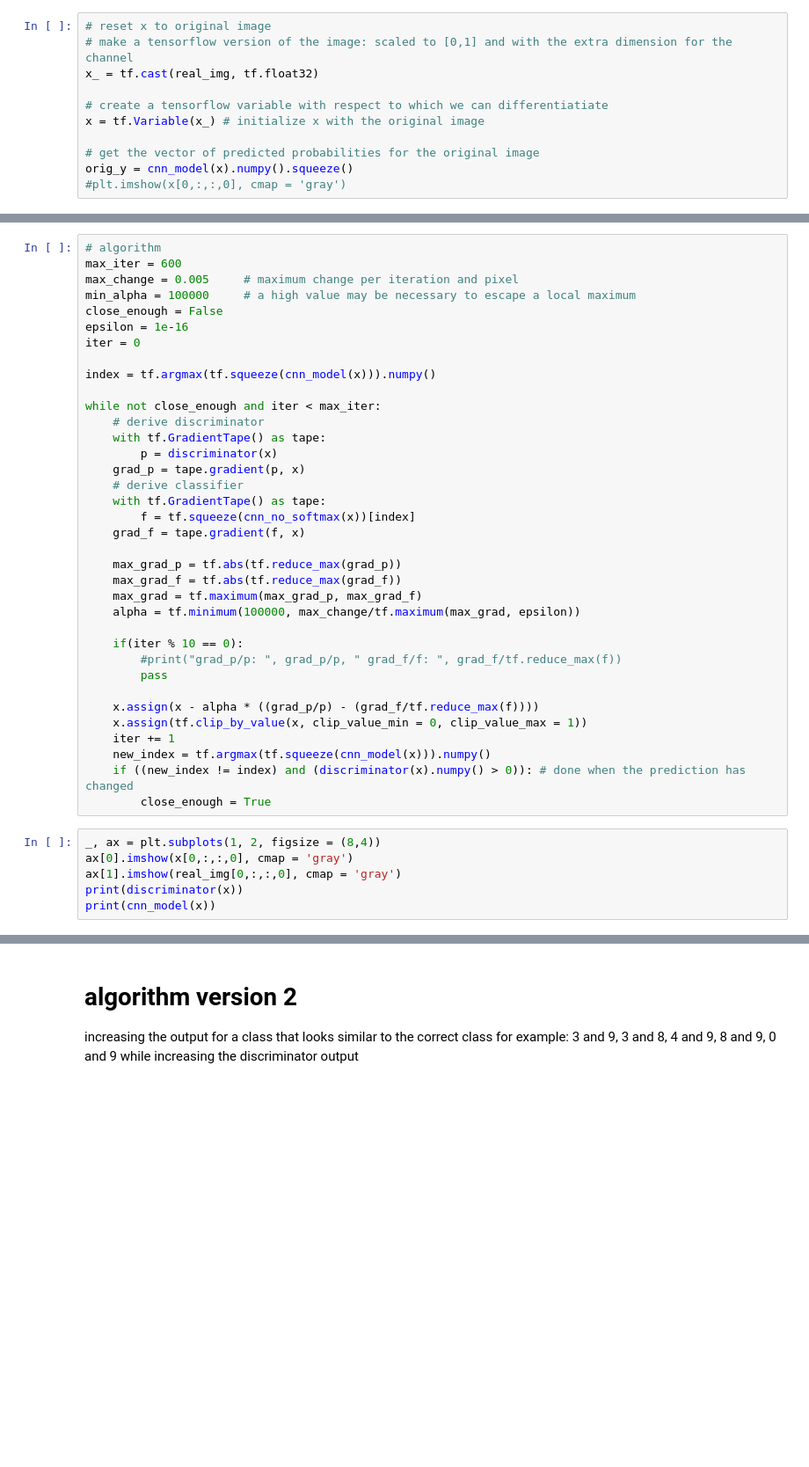
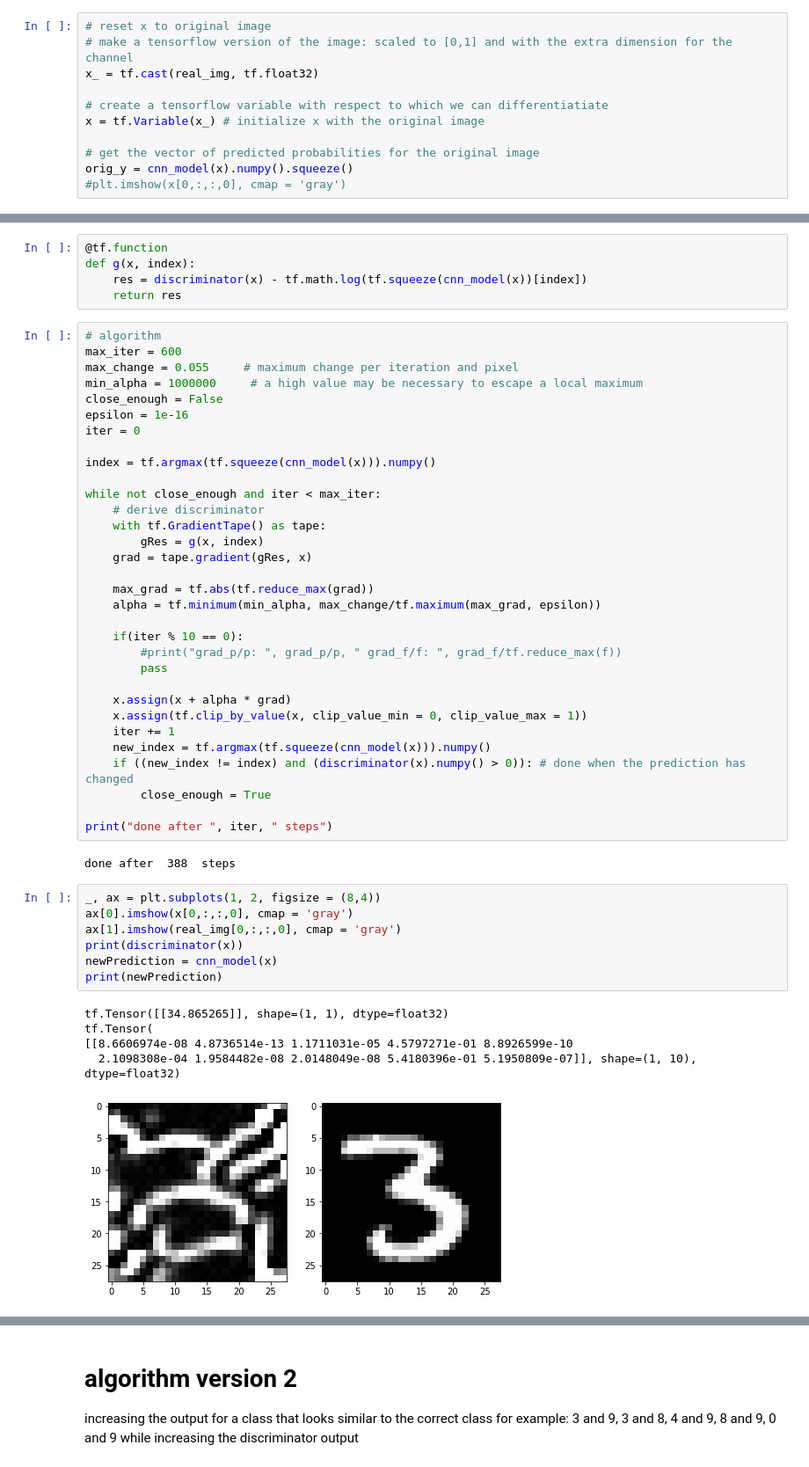
Before and after one commit to tomheit/xai_gan, a Jupyter notebook: xai_gan_mnist.ipynb, the cells around one changed output, grey strips where cells are left out. Shown at 88% size. Drawn from its saved outputs; the diff is of its cells as text; blank space fills up the shorter version.

```diff
--- a/xai_gan_mnist.ipynb
+++ b/xai_gan_mnist.ipynb
@@ -410,8 +455,13 @@ ax[2].set_title("input")
+# %%
+@tf.function
+def g(x, index):
+    res = discriminator(x) - tf.math.log(tf.squeeze(cnn_model(x))[index])
+    return res
 # %%
 # algorithm
 max_iter = 600
-max_change = 0.005     # maximum change per iteration and pixel
-min_alpha = 100000     # a high value may be necessary to escape a local maximum
+max_change = 0.055     # maximum change per iteration and pixel
+min_alpha = 1000000     # a high value may be necessary to escape a local maximum
 close_enough = False
 epsilon = 1e-16
 iter = 0
@@ -421,34 +471,39 @@ index = tf.argmax(tf.squeeze(cnn_model(x))).numpy()
 while not close_enough and iter < max_iter:
     # derive discriminator
     with tf.GradientTape() as tape:
-        p = discriminator(x)
-    grad_p = tape.gradient(p, x)
-    # derive classifier
-    with tf.GradientTape() as tape:
-        f = tf.squeeze(cnn_no_softmax(x))[index]
-    grad_f = tape.gradient(f, x)
+        gRes = g(x, index)
+    grad = tape.gradient(gRes, x)
 
-    max_grad_p = tf.abs(tf.reduce_max(grad_p))
-    max_grad_f = tf.abs(tf.reduce_max(grad_f))
-    max_grad = tf.maximum(max_grad_p, max_grad_f)
-    alpha = tf.minimum(100000, max_change/tf.maximum(max_grad, epsilon))
+    max_grad = tf.abs(tf.reduce_max(grad))
+    alpha = tf.minimum(min_alpha, max_change/tf.maximum(max_grad, epsilon))
 
     if(iter % 10 == 0):
         #print("grad_p/p: ", grad_p/p, " grad_f/f: ", grad_f/tf.reduce_max(f))
         pass
 
-    x.assign(x - alpha * ((grad_p/p) - (grad_f/tf.reduce_max(f))))
+    x.assign(x + alpha * grad)
     x.assign(tf.clip_by_value(x, clip_value_min = 0, clip_value_max = 1))
     iter += 1
     new_index = tf.argmax(tf.squeeze(cnn_model(x))).numpy()
     if ((new_index != index) and (discriminator(x).numpy() > 0)): # done when the prediction has changed
         close_enough = True
+
+print("done after ", iter, " steps")
+# %% [output]
+done after  388  steps
 # %%
 _, ax = plt.subplots(1, 2, figsize = (8,4))
 ax[0].imshow(x[0,:,:,0], cmap = 'gray')
 ax[1].imshow(real_img[0,:,:,0], cmap = 'gray')
 print(discriminator(x))
-print(cnn_model(x))
+newPrediction = cnn_model(x)
+print(newPrediction)
+# %% [output]
+tf.Tensor([[34.865265]], shape=(1, 1), dtype=float32)
+tf.Tensor(
+[[8.6606974e-08 4.8736514e-13 1.1711031e-05 4.5797271e-01 8.8926599e-10
+  2.1098308e-04 1.9584482e-08 2.0148049e-08 5.4180396e-01 5.1950809e-07]], shape=(1, 10), dtype=float32)
+[figure, added]
 # %%
 with tf.GradientTape() as tape:
     p = discriminator(x)
```
Also changed, not shown: parts of 15 cells of this notebook, 8 other files.
